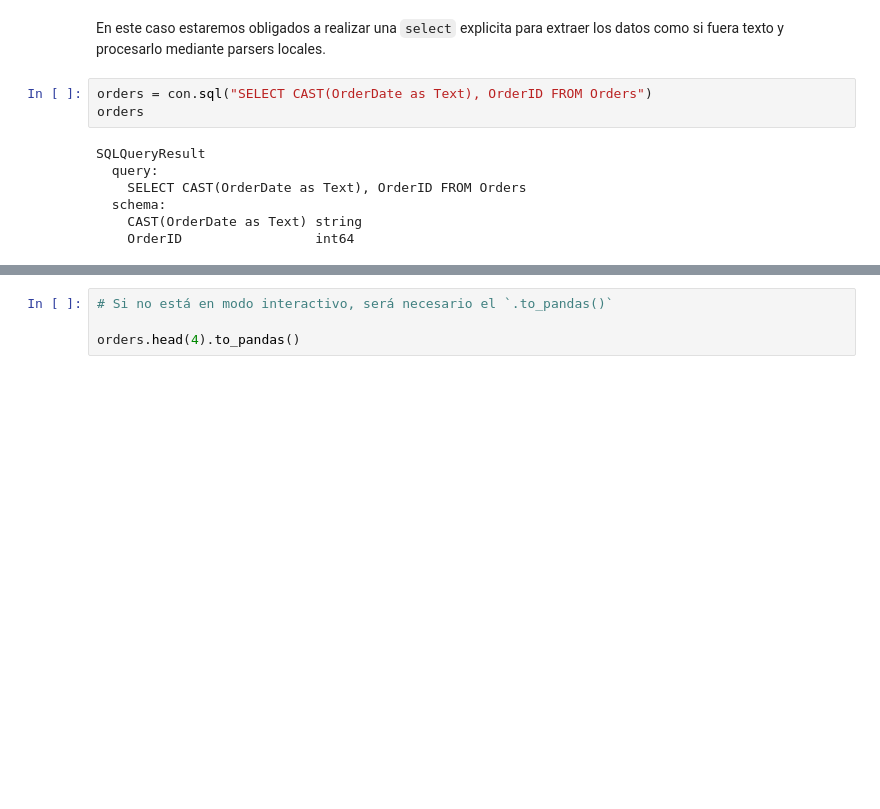
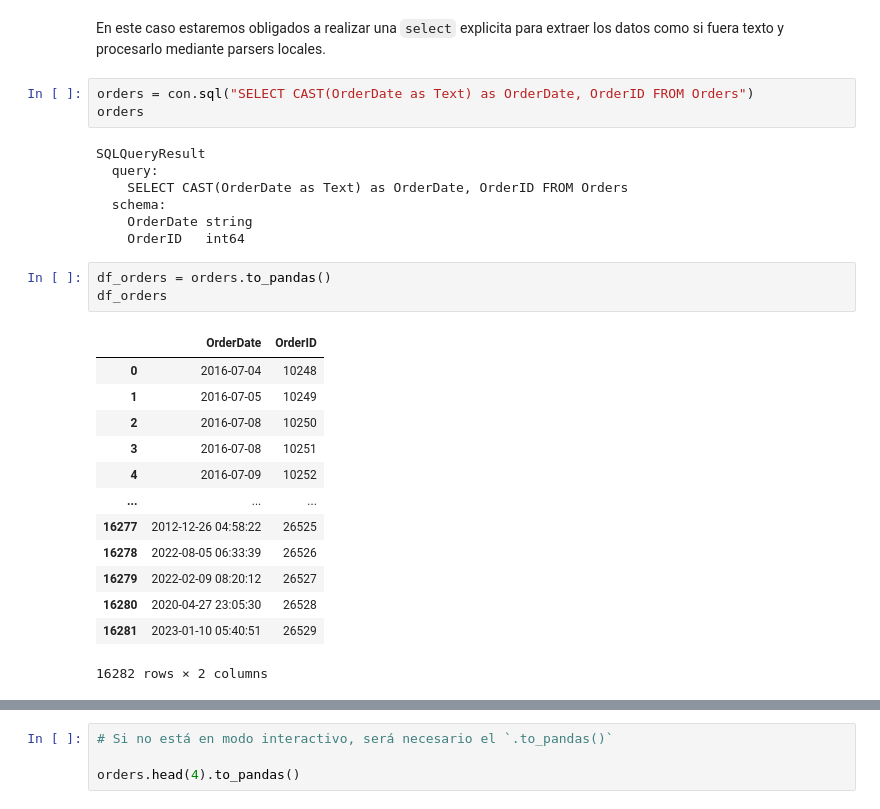
Before and after one commit to IraitzTB/TheBridge_DSPT, a Jupyter notebook: 2-Data Analysis/6-Bases de datos/SQL/Practica/Northwind/Challenge.ipynb, the cells around one changed output, grey strips where cells are left out. Cells and saved outputs as stored; diff of their text form; blank space fills up the shorter version.

```diff
--- a/2-Data Analysis/6-Bases de datos/SQL/Practica/Northwind/Challenge.ipynb
+++ b/2-Data Analysis/6-Bases de datos/SQL/Practica/Northwind/Challenge.ipynb
@@ -397,12 +401,29 @@ KeyError: <Type.DATETIME: 'DATETIME'>
 # %% [markdown]
 En este caso estaremos obligados a realizar una `select` explicita para extraer los datos como si fuera texto y procesarlo mediante parsers locales.
 # %%
-orders = con.sql("SELECT CAST(OrderDate as Text), OrderID FROM Orders")
+orders = con.sql("SELECT CAST(OrderDate as Text) as OrderDate, OrderID FROM Orders")
 orders
 # %% [output]
 SQLQueryResult
   query:
-    SELECT CAST(OrderDate as Text), OrderID FROM Orders
+    SELECT CAST(OrderDate as Text) as OrderDate, OrderID FROM Orders
   schema:
-    CAST(OrderDate as Text) string
-    OrderID                 int64
+    OrderDate string
+    OrderID   int64
+# %%
+df_orders = orders.to_pandas()
+df_orders
+# %% [output]
+|  | OrderDate | OrderID |
+| 0 | 2016-07-04 | 10248 |
+| 1 | 2016-07-05 | 10249 |
+| 2 | 2016-07-08 | 10250 |
+| 3 | 2016-07-08 | 10251 |
+| 4 | 2016-07-09 | 10252 |
+| ... | ... | ... |
+| 16277 | 2012-12-26 04:58:22 | 26525 |
+| 16278 | 2022-08-05 06:33:39 | 26526 |
+| 16279 | 2022-02-09 08:20:12 | 26527 |
+| 16280 | 2020-04-27 23:05:30 | 26528 |
+| 16281 | 2023-01-10 05:40:51 | 26529 |
+16282 rows × 2 columns
```
Also changed, not shown: parts of 14 cells of this notebook, 1 other file.
